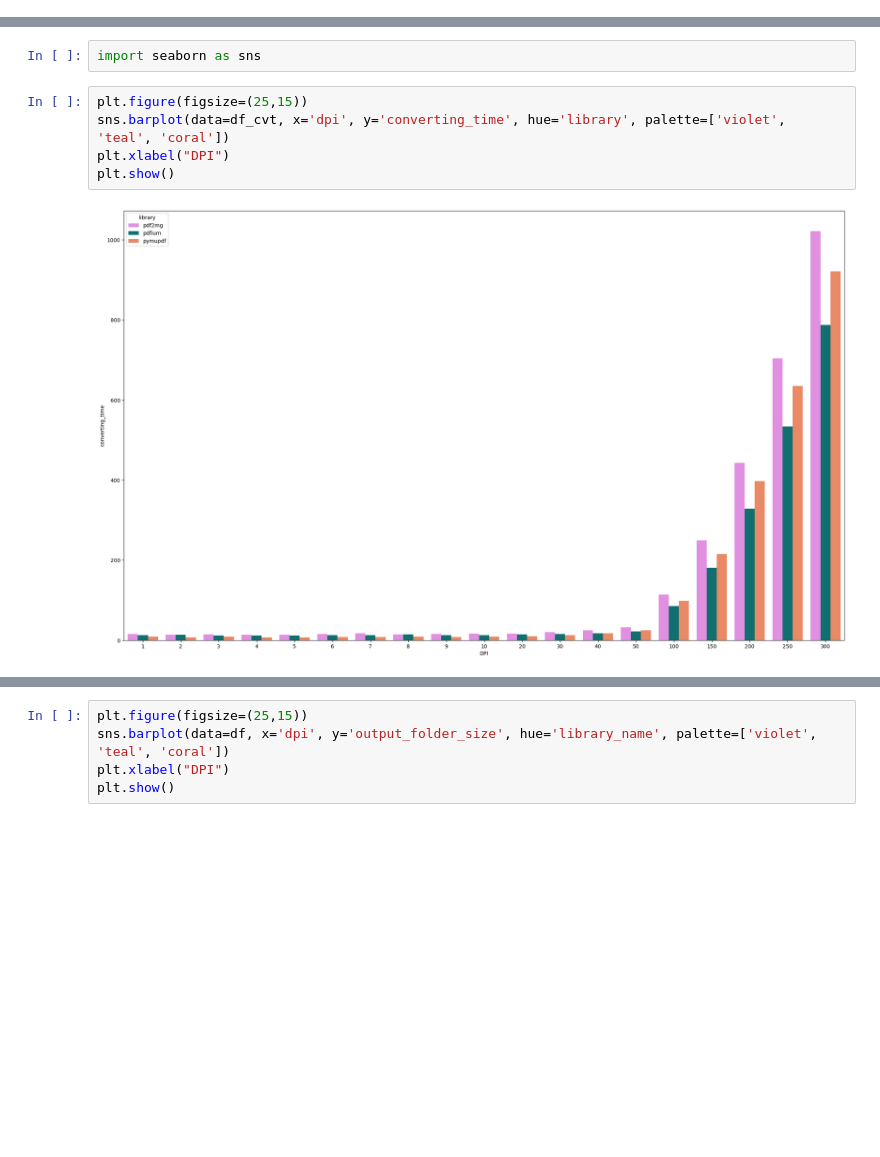
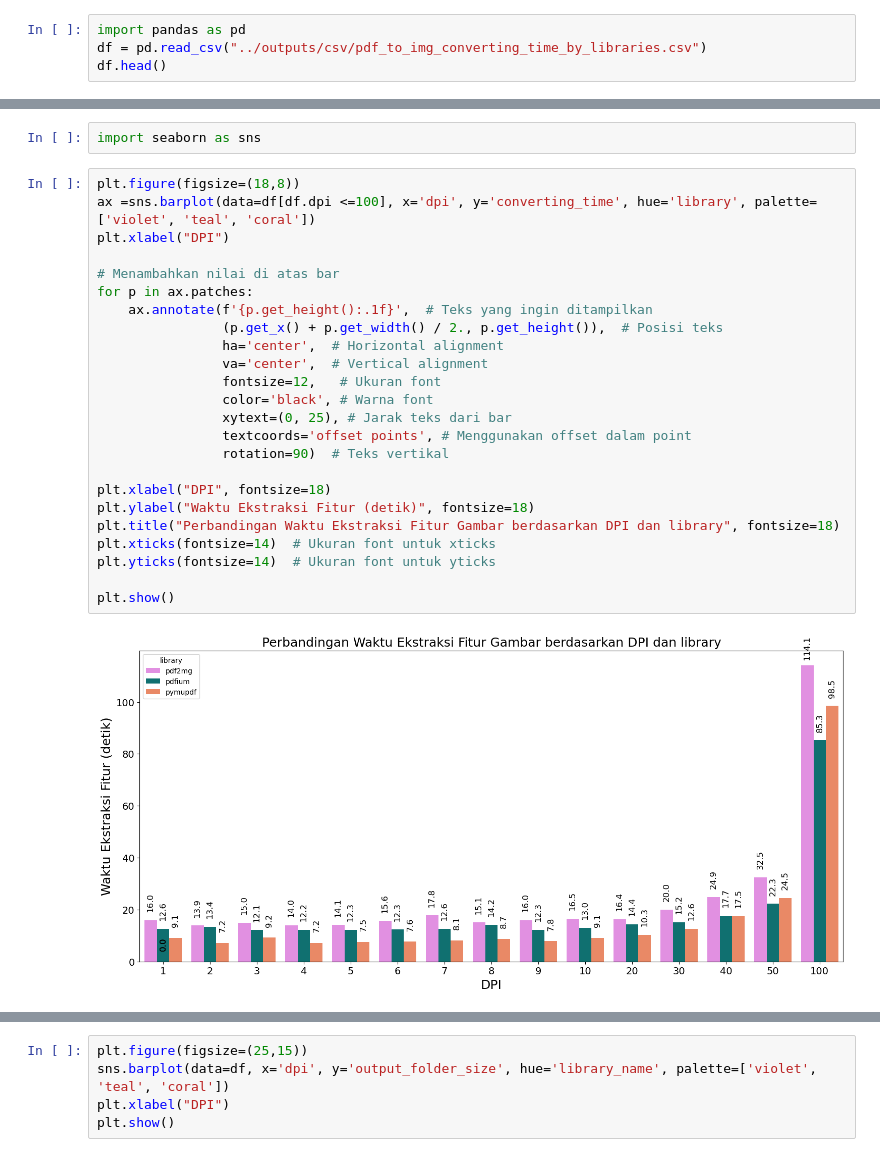
Before and after one commit to rasyidev/print-cost, a Jupyter notebook: notebook/01-pdf-to-image-converting-research.ipynb, the cells around one changed output, grey strips where cells are left out. Saved outputs shown, nothing was run; the diff lists cells and outputs as text; blank space fills up the shorter version.

```diff
--- a/notebook/01-pdf-to-image-converting-research.ipynb
+++ b/notebook/01-pdf-to-image-converting-research.ipynb
@@ -191,0 +194,4 @@ df_cvt.to_csv("../outputs/csv/pdf_to_img_converting_time_by_libraries.csv", inde
+# %%
+import pandas as pd
+df = pd.read_csv("../outputs/csv/pdf_to_img_converting_time_by_libraries.csv")
+df.head()
@@ -204,9 +217,28 @@ import pandas as pd
 # %%
 import seaborn as sns
 # %%
-plt.figure(figsize=(25,15))
-sns.barplot(data=df_cvt, x='dpi', y='converting_time', hue='library', palette=['violet', 'teal', 'coral'])
+plt.figure(figsize=(18,8))
+ax =sns.barplot(data=df[df.dpi <=100], x='dpi', y='converting_time', hue='library', palette=['violet', 'teal', 'coral'])
 plt.xlabel("DPI")
+
+# Menambahkan nilai di atas bar
+for p in ax.patches:
+    ax.annotate(f'{p.get_height():.1f}',  # Teks yang ingin ditampilkan
+                (p.get_x() + p.get_width() / 2., p.get_height()),  # Posisi teks
+                ha='center',  # Horizontal alignment
+                va='center',  # Vertical alignment
+                fontsize=12,   # Ukuran font
+                color='black', # Warna font
+                xytext=(0, 25), # Jarak teks dari bar
+                textcoords='offset points', # Menggunakan offset dalam point
+                rotation=90)  # Teks vertikal
+
+plt.xlabel("DPI", fontsize=18)
+plt.ylabel("Waktu Ekstraksi Fitur (detik)", fontsize=18)
+plt.title("Perbandingan Waktu Ekstraksi Fitur Gambar berdasarkan DPI dan library", fontsize=18)
+plt.xticks(fontsize=14)  # Ukuran font untuk xticks
+plt.yticks(fontsize=14)  # Ukuran font untuk yticks
+
 plt.show()
 # %% [output]
-[figure, old version]
+[figure, new version]
```
Also changed, not shown: parts of 4 cells of this notebook, 35 other files.
